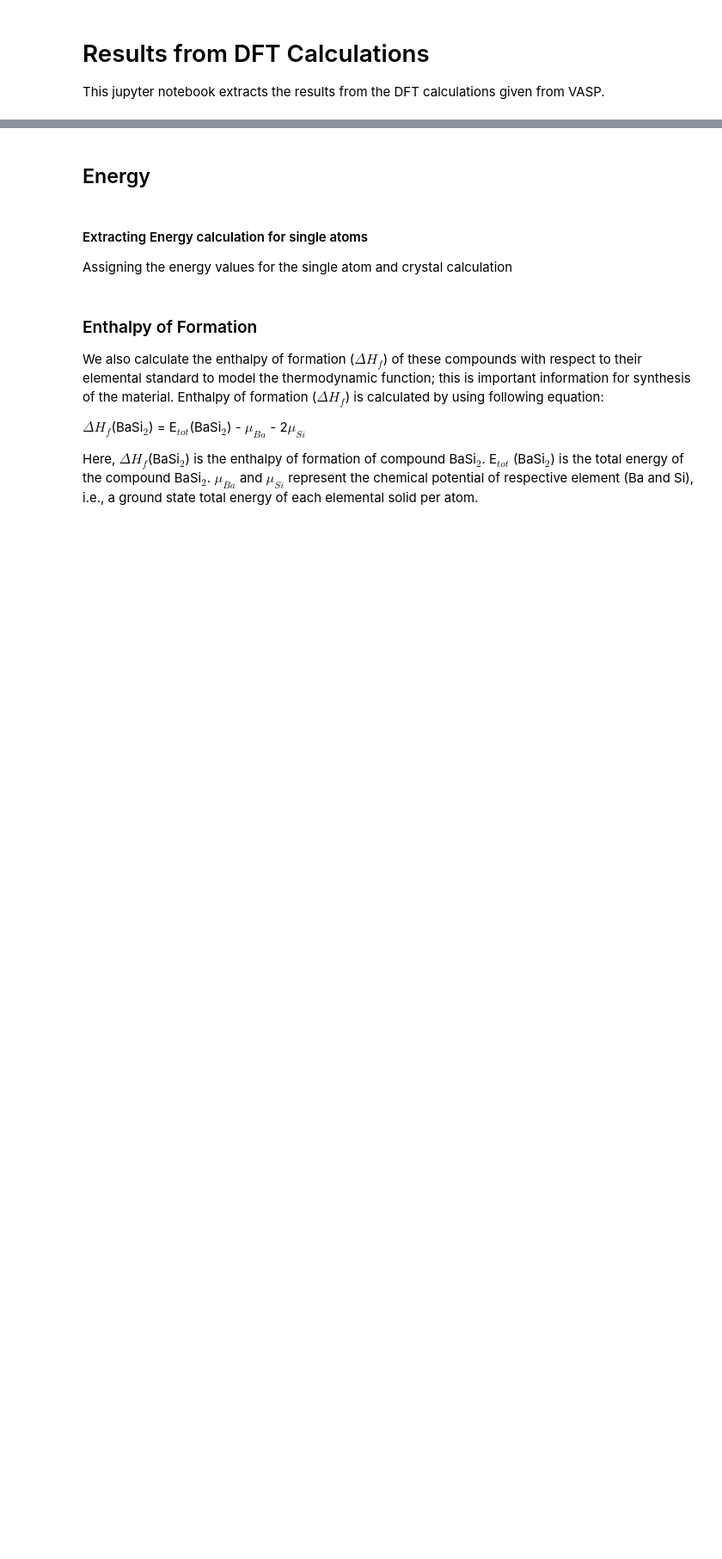
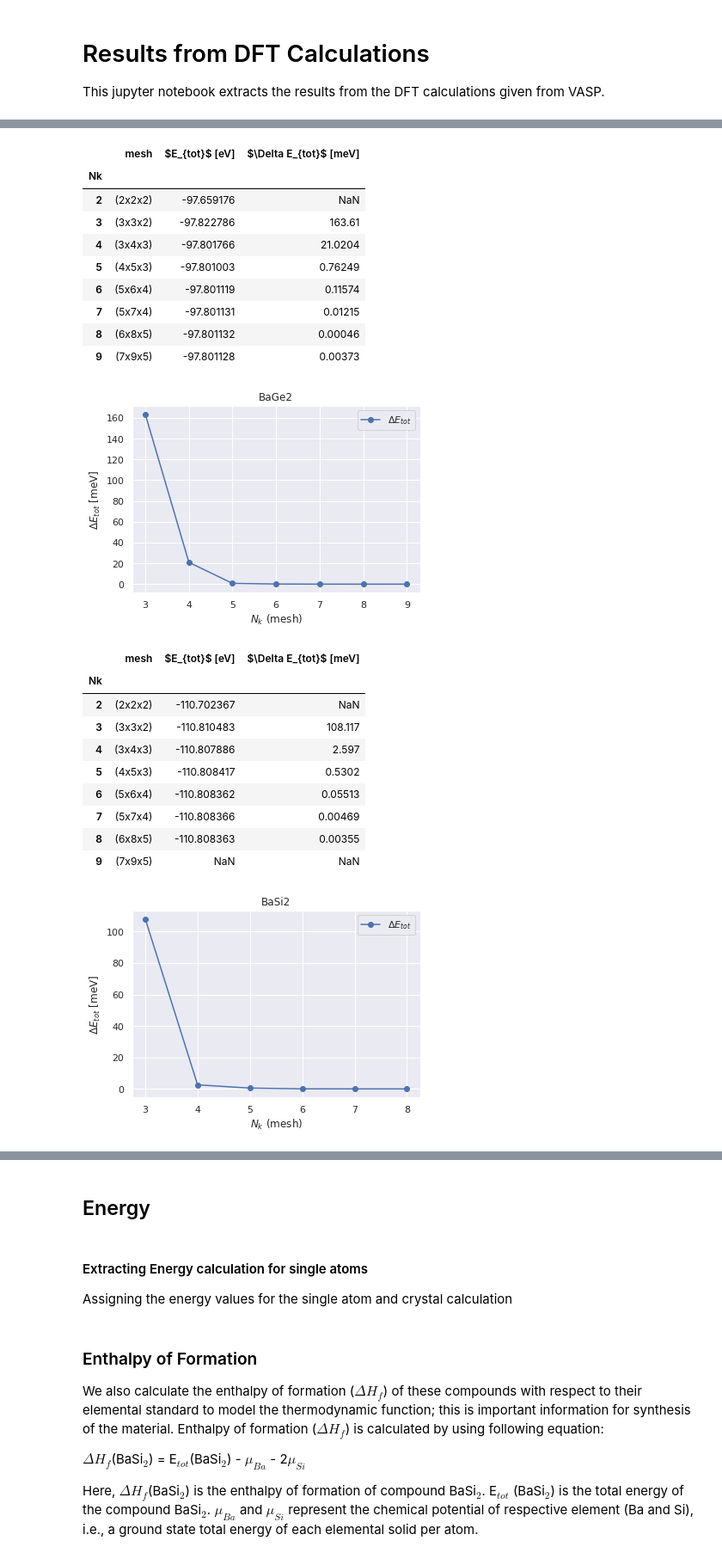
Before and after one commit to Moejay10/DFT, a Jupyter notebook: Results/Notebooks/Bulk_Analysis.ipynb, the cells around one changed output, grey strips where cells are left out. Shown at 86% size. Cells and saved outputs as stored; diff of their text form; code cells hidden in the pictures; blank space fills up the shorter version.

```diff
--- a/Results/Notebooks/Bulk_Analysis.ipynb
+++ b/Results/Notebooks/Bulk_Analysis.ipynb
@@ -157,0 +122,52 @@ plt.show()
+# %%
+kpoints = np.arange(2,10)
+mesh = ['(2x2x2)', '(3x3x2)', '(3x4x3)', '(4x5x3)',
+      '(5x6x4)', '(5x7x4)', '(6x8x5)', '(7x9x5)']
+
+for folder in folders:
+
+    thisdir = '../Bulk/' + folder + '/convergence_Results'
+    filepaths, filenames = readFilesFromDirectory(thisdir)
+    data = readEnergyFromFile(filepaths, filenames)
+
+
+    energy = pd.DataFrame({"Nk": kpoints, "mesh": mesh, "$E_{tot}$ [eV]": data['ktest.txt']})
+    energy.set_index('Nk', inplace=True, drop=True)
+
+    diff = []
+    diff.append('NaN')
+    for i in range(1, len(data['ktest.txt'])):
+        diff.append(abs(data['ktest.txt'][i] - data['ktest.txt'][i-1])*1000)
+
+    energy['$\Delta E_{tot}$ [meV]'] = diff
+    display(energy)
+
+    plt.plot(kpoints[1:], energy['$\Delta E_{tot}$ [meV]'][1:], "-o")
+    plt.legend(["$\Delta E_{tot}$"])
+    plt.title(folder)
+    plt.xlabel("$N_k$ (mesh)")
+    plt.ylabel("$\Delta E_{tot}$ [meV]")
+    plt.show()
+# %% [output]
+|  | mesh | $E_{tot}$ [eV] | $\Delta E_{tot}$ [meV] |
+| Nk |  |  |  |
+| 2 | (2x2x2) | -97.659176 | NaN |
+| 3 | (3x3x2) | -97.822786 | 163.61 |
+| 4 | (3x4x3) | -97.801766 | 21.0204 |
+| 5 | (4x5x3) | -97.801003 | 0.76249 |
+| 6 | (5x6x4) | -97.801119 | 0.11574 |
+| 7 | (5x7x4) | -97.801131 | 0.01215 |
+| 8 | (6x8x5) | -97.801132 | 0.00046 |
+| 9 | (7x9x5) | -97.801128 | 0.00373 |
+[figure, added]
+|  | mesh | $E_{tot}$ [eV] | $\Delta E_{tot}$ [meV] |
+| Nk |  |  |  |
+| 2 | (2x2x2) | -110.702367 | NaN |
+| 3 | (3x3x2) | -110.810483 | 108.117 |
+| 4 | (3x4x3) | -110.807886 | 2.597 |
+| 5 | (4x5x3) | -110.808417 | 0.5302 |
+| 6 | (5x6x4) | -110.808362 | 0.05513 |
+| 7 | (5x7x4) | -110.808366 | 0.00469 |
+| 8 | (6x8x5) | -110.808363 | 0.00355 |
+| 9 | (7x9x5) | NaN | NaN |
+[figure, added]
```
Also changed, not shown: parts of 29 cells of this notebook.
